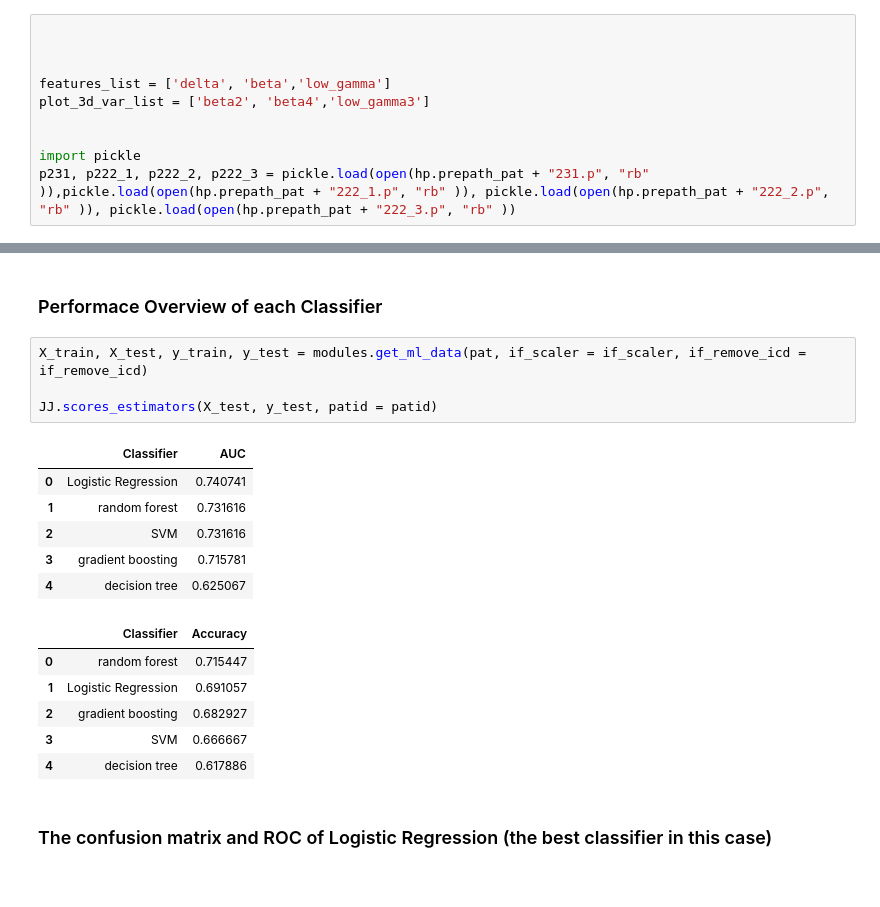
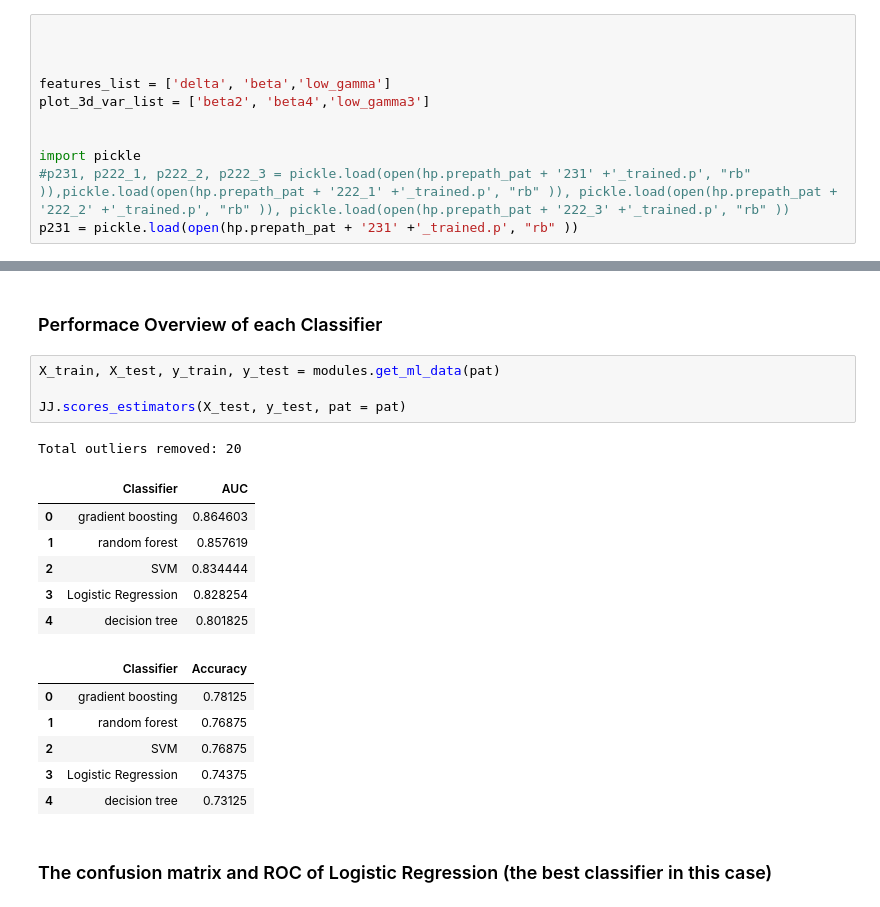
Before and after one commit to sdot08/Optimization-of-Responsive-Neurostimulation-RNS-Therapy-through-Data-Mining-Approaches, a Jupyter notebook: src/ML results_222_1.ipynb, the cells around one changed output, grey strips where cells are left out. Cells and saved outputs as stored; diff of their text form.

```diff
--- a/src/ML results_222_1.ipynb
+++ b/src/ML results_222_1.ipynb
@@ -67,7 +67,8 @@ plot_3d_var_list = ['beta2', 'beta4','low_gamma3']
 
 
 import pickle
-p231, p222_1, p222_2, p222_3 = pickle.load(open(hp.prepath_pat + "231.p", "rb" )),pickle.load(open(hp.prepath_pat + "222_1.p", "rb" )), pickle.load(open(hp.prepath_pat + "222_2.p", "rb" )), pickle.load(open(hp.prepath_pat + "222_3.p", "rb" ))
+#p231, p222_1, p222_2, p222_3 = pickle.load(open(hp.prepath_pat + '231' +'_trained.p', "rb" )),pickle.load(open(hp.prepath_pat + '222_1' +'_trained.p', "rb" )), pickle.load(open(hp.prepath_pat + '222_2' +'_trained.p', "rb" )), pickle.load(open(hp.prepath_pat + '222_3' +'_trained.p', "rb" ))
+p231 = pickle.load(open(hp.prepath_pat + '231' +'_trained.p', "rb" ))
 # %% [markdown]
 ## 1. Data loading
 # %% [markdown]
@@ -107,22 +108,23 @@ pd.set_option('display.max_columns', 10)
 # %% [markdown]
 ### Performace Overview of each Classifier
 # %%
-X_train, X_test, y_train, y_test = modules.get_ml_data(pat, if_scaler = if_scaler, if_remove_icd = if_remove_icd)
+X_train, X_test, y_train, y_test = modules.get_ml_data(pat)
 
-JJ.scores_estimators(X_test, y_test, patid = patid)
+JJ.scores_estimators(X_test, y_test, pat = pat)
 # %% [output]
+Total outliers removed: 20
 |  | Classifier | AUC |
-| 0 | Logistic Regression | 0.740741 |
-| 1 | random forest | 0.731616 |
-| 2 | SVM | 0.731616 |
-| 3 | gradient boosting | 0.715781 |
-| 4 | decision tree | 0.625067 |
+| 0 | gradient boosting | 0.864603 |
+| 1 | random forest | 0.857619 |
+| 2 | SVM | 0.834444 |
+| 3 | Logistic Regression | 0.828254 |
+| 4 | decision tree | 0.801825 |
 |  | Classifier | Accuracy |
-| 0 | random forest | 0.715447 |
-| 1 | Logistic Regression | 0.691057 |
-| 2 | gradient boosting | 0.682927 |
-| 3 | SVM | 0.666667 |
-| 4 | decision tree | 0.617886 |
+| 0 | gradient boosting | 0.78125 |
+| 1 | random forest | 0.76875 |
+| 2 | SVM | 0.76875 |
+| 3 | Logistic Regression | 0.74375 |
+| 4 | decision tree | 0.73125 |
 # %% [markdown]
 ### The confusion matrix and ROC of Logistic Regression (the best classifier in this case)
 # %%
```
Also changed, not shown: parts of 2 cells of this notebook, 6 other files.
